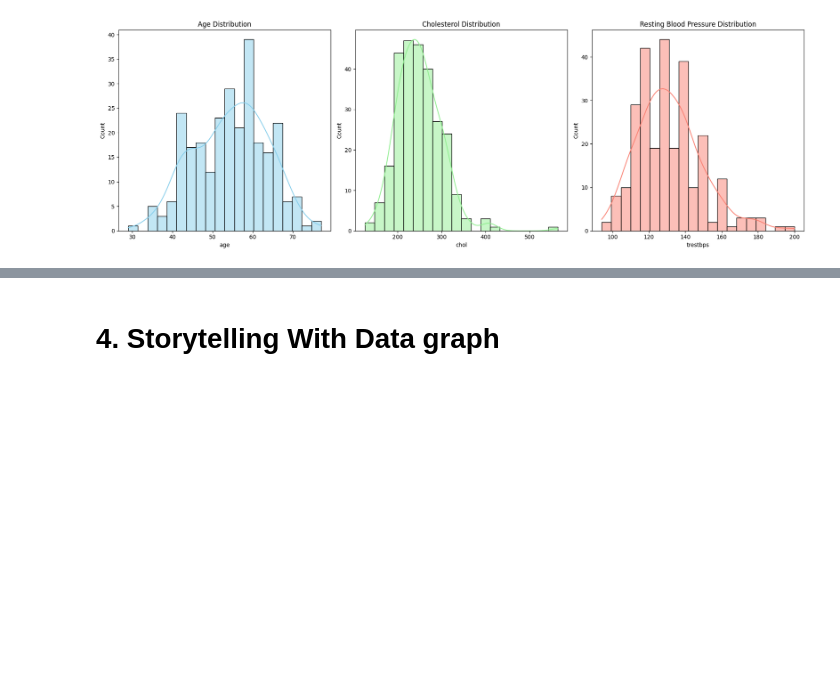
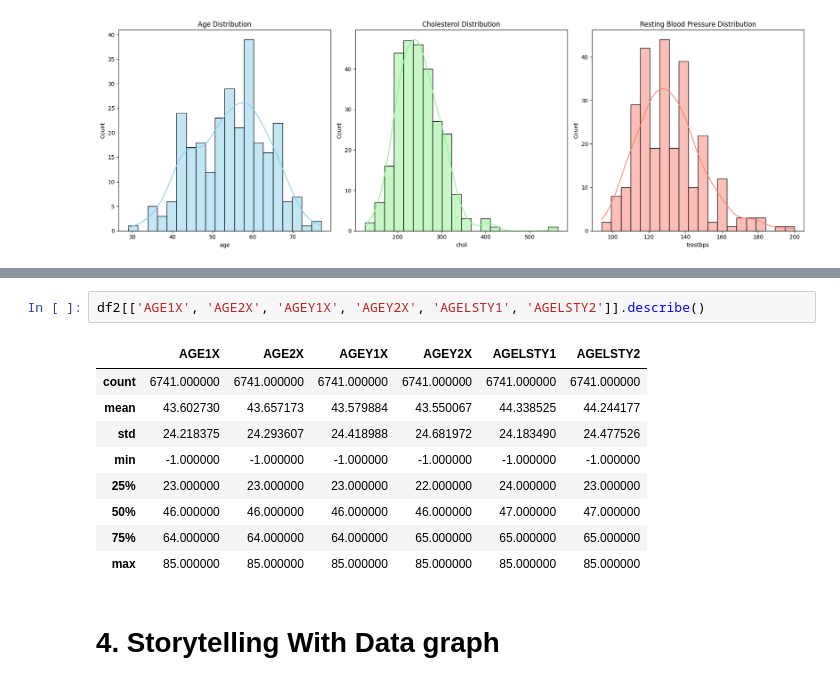
Before and after one commit to bchekole/2025-Spring-B2, a Jupyter notebook: 2025-spring-B2-main-2/OMDS-ModB2-Week4-Chekole-Beth.ipynb, the cells around one changed output, grey strips where cells are left out. Cells and saved outputs as stored; diff of their text form; blank space fills up the shorter version.

```diff
--- a/2025-spring-B2-main-2/OMDS-ModB2-Week4-Chekole-Beth.ipynb
+++ b/2025-spring-B2-main-2/OMDS-ModB2-Week4-Chekole-Beth.ipynb
@@ -246,3 +317,15 @@ plt.show()
+# %%
+df2[['AGE1X', 'AGE2X', 'AGEY1X', 'AGEY2X', 'AGELSTY1', 'AGELSTY2']].describe()
+# %% [output]
+|  | AGE1X | AGE2X | AGEY1X | AGEY2X | AGELSTY1 | AGELSTY2 |
+| count | 6741.000000 | 6741.000000 | 6741.000000 | 6741.000000 | 6741.000000 | 6741.000000 |
+| mean | 43.602730 | 43.657173 | 43.579884 | 43.550067 | 44.338525 | 44.244177 |
+| std | 24.218375 | 24.293607 | 24.418988 | 24.681972 | 24.183490 | 24.477526 |
+| min | -1.000000 | -1.000000 | -1.000000 | -1.000000 | -1.000000 | -1.000000 |
+| 25% | 23.000000 | 23.000000 | 23.000000 | 22.000000 | 24.000000 | 23.000000 |
+| 50% | 46.000000 | 46.000000 | 46.000000 | 46.000000 | 47.000000 | 47.000000 |
+| 75% | 64.000000 | 64.000000 | 64.000000 | 65.000000 | 65.000000 | 65.000000 |
+| max | 85.000000 | 85.000000 | 85.000000 | 85.000000 | 85.000000 | 85.000000 |
 # %% [markdown]
 # 4. Storytelling With Data graph
 # %% [markdown]
```
Also changed, not shown: parts of 6 cells of this notebook, 2 other files.
